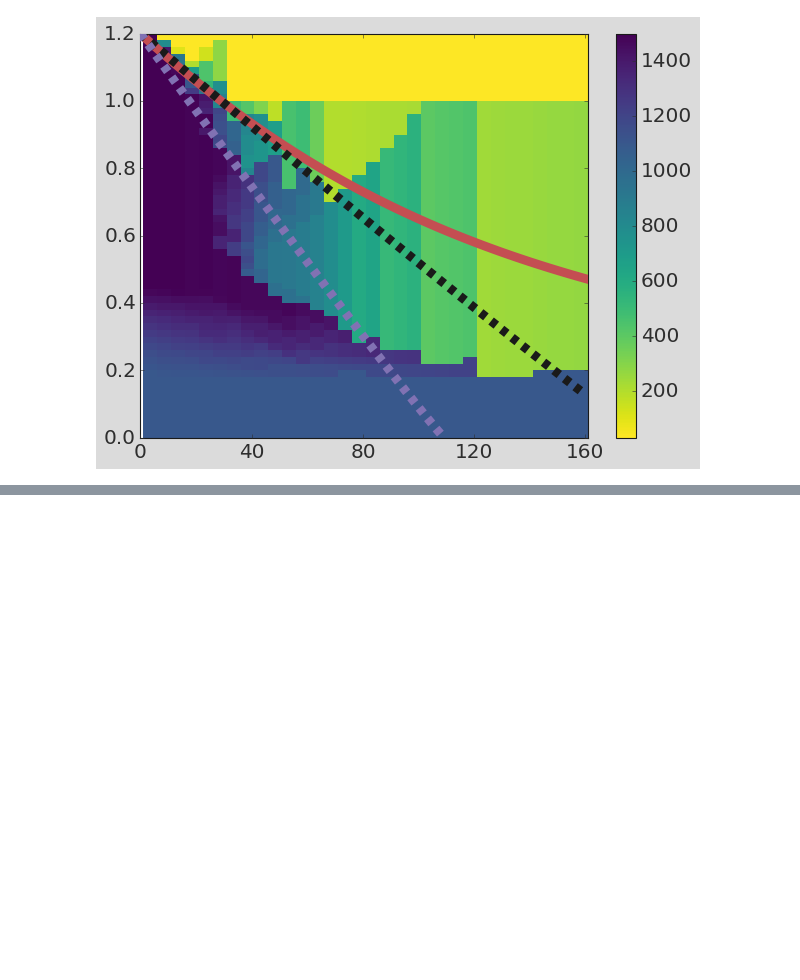
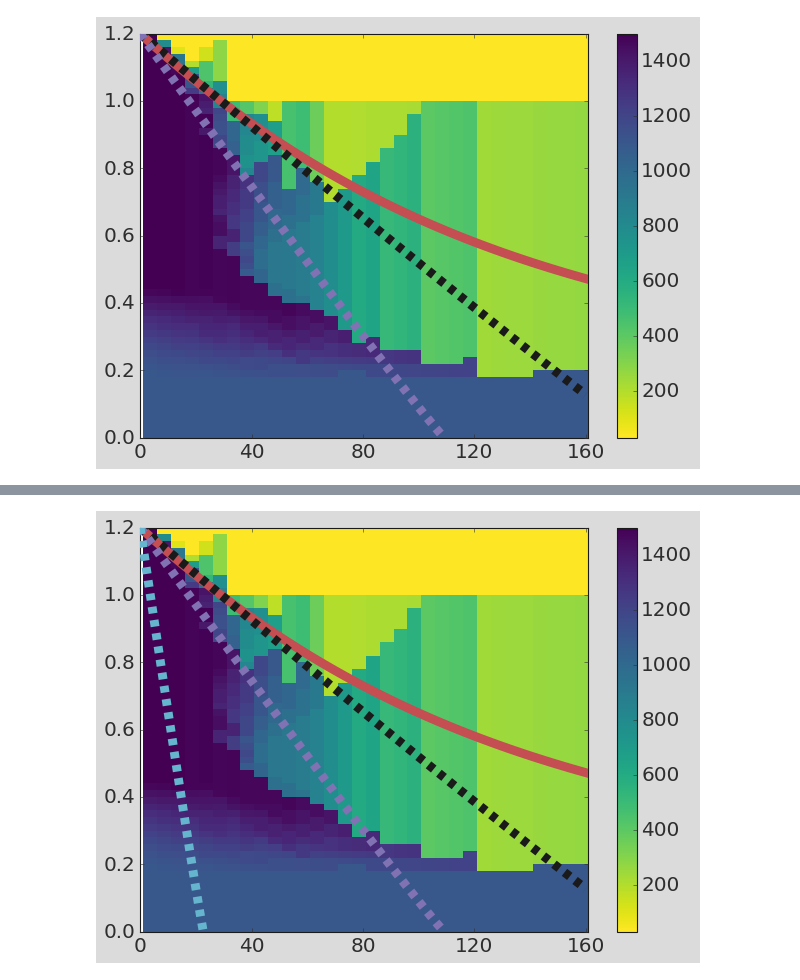
Before and after one commit to KCGallagher/AT_Model_Comparison, a Jupyter notebook: stem_cell_model/critical_threshold.ipynb, the cells around one changed output, grey strips where cells are left out. Saved outputs shown, nothing was run; the diff lists cells and outputs as text; code cells hidden in the pictures; blank space fills up the shorter version.

```diff
--- a/stem_cell_model/critical_threshold.ipynb
+++ b/stem_cell_model/critical_threshold.ipynb
@@ -482,0 +566,51 @@ Maybe I need to check the accuracy of the S prediction?
+# %%
+dx, dy = 1, 0.01
+dx, dy = 5, 0.02
+# dx, dy = 40, 0.4
+
+crit_n_grid, tau_grid = np.mgrid[slice(0, 1.2 + dy, dy),
+                slice(1, 161 + dx, dx)]
+
+
+vectorized_calc_ttp = np.vectorize(calc_ttp)
+ttp_values = vectorized_calc_ttp(
+    params = stemParamDic, n_crit = crit_n_grid,
+    interval = tau_grid
+)
+
+ttp_values = ttp_values[:-1, :-1]
+fig, ax = plt.subplots()
+
+im = ax.pcolormesh(tau_grid, crit_n_grid, ttp_values,
+                   cmap=plt.get_cmap('viridis_r'), norm=None)
+fig.colorbar(im, ax=ax); #ax.set_title('TTP of Patient 25')
+
+ax.plot(tau_values, n_stars, linewidth = 8, zorder=5, color='r', label = 'Approx\nThreshold');
+ax.plot(tau_values, new_n_stars, linewidth = 8, zorder=5, color='k', linestyle='--', label = 'New\nThreshold');
+ax.plot(tau_values, updated_n_stars, linewidth = 8, zorder=5, color='m', linestyle='--', label = 'Updated\nThreshold');
+ax.plot(tau_values, conservative_n_stars, linewidth = 8, zorder=5, color='c', linestyle='--', label = 'Conservative\nThreshold');
+
+ax.set_xlim(0, np.max(tau_grid));
+ax.set_ylim(0, np.max(crit_n_grid));
+
+ax.set_xticks(ax.get_xticks()[::2]); fig, axs = plt.subplots(1, 3,figsize=(12,4))
+
+interval_lengths = [30, 34, 35]
+
+for n, ax in enumerate(axs):
+    stemParamDic['N0'] = stemParamDic['S0'] + stemParamDic['R0']
+    model = StemCellModel(method='Radau', dt = 1)
+    model.SetParams(**stemParamDic)
+    model.Simulate_AT(atThreshold=0.5, atMethod='Threshold', t_end=2000,
+                        intervalLength=interval_lengths[n], refSize = stemParamDic['N0'])
+    model.Trim(dt=1)
+    model.resultsDf[['TumourSize', 'S', 'R']] /= (stemParamDic['S0'] + stemParamDic['R0'])
+    model.resultsDf = model.resultsDf[model.resultsDf.TumourSize < 1.2]
+
+    PlotSimulation(model.resultsDf, ax=ax, legend=False, colors = palette, linewidth = 6)
+    ax.set_xticks(ax.get_xticks()[::2]); ax.set_title(f"t = {interval_lengths[n]}")
+
+    print(f"Final Stem Cell population is {model.resultsDf.R.values[-1]:.4f}"
+          + f", drug state is {model.resultsDf.DrugConcentration.values[-1]:.0f}")
+# %% [output]
+[figure, added]
```
Also changed, not shown: parts of 29 cells of this notebook.
